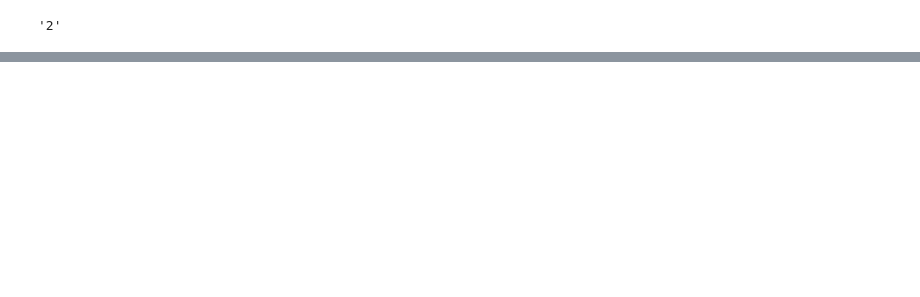
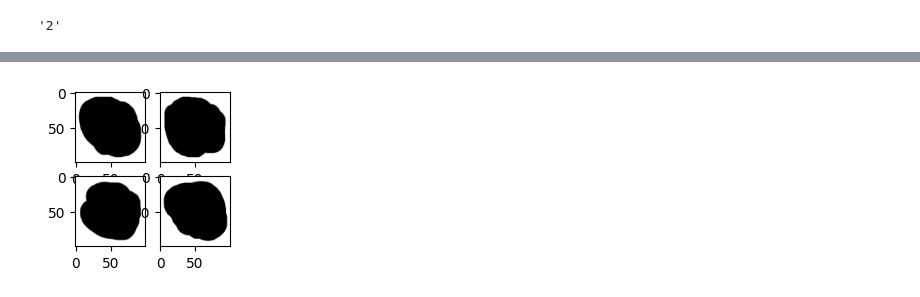
Before and after one commit to bob9952/RI_Project, a Jupyter notebook: transfer_example.ipynb, the cells around one changed output, grey strips where cells are left out. Cells and saved outputs as stored; diff of their text form; code cells hidden in the pictures; blank space fills up the shorter version.

```diff
--- a/transfer_example.ipynb
+++ b/transfer_example.ipynb
@@ -273,13 +277,13 @@ from keras.utils import load_img, img_to_array
 from keras.applications.mobilenet_v2 import preprocess_input
 
 #load the image
-my_image = load_img('../projekat/characters/2.png', target_size=image_shape)
+my_image = load_img('../projekat/characters/2_black.png', target_size=image_shape)
 
 #preprocess the image
 my_image = img_to_array(my_image)
 my_image = my_image.reshape((1, my_image.shape[0], my_image.shape[1], my_image.shape[2]))
 my_image = preprocess_input(my_image)
-
+print(type(my_image))
 #make the prediction
-prediction = model.predict(my_image)
+predict = model.predict(my_image)
 # %% [output]
@@ -298,0 +361,39 @@ class_labels[ np.argmax([np.round(x) for x in prediction]) ]
+# %%
+image = cv2.imread('../projekat/characters/proba.png')
+
+
+###
+plt.figure(figsize=(2, 2))
+###
+
+bounding = 10
+
+# gray = cv2.cvtColor(image, cv2.COLOR_BGR2GRAY)
+slika = image
+blurred = cv2.GaussianBlur(slika, (5, 5), 0)
+
+
+edged = cv2.Canny(blurred, 30, 150)
+cnts = cv2.findContours(edged.copy(), cv2.RETR_EXTERNAL,cv2.CHAIN_APPROX_SIMPLE)
+cnts = imutils.grab_contours(cnts)
+cnts = sort_contours(cnts, method="left-to-right")[0]
+chars=[]
+
+i = 0
+for c in cnts:
+    # compute the bounding box of the contour
+    (x, y, w, h) = cv2.boundingRect(c)
+    # filter out bounding boxes, ensuring they are neither too small
+    # nor too large
+    if w*h>1200:
+        # extract the character and threshold it to make the character
+        # appear as *white* (foreground) on a *black* background, then
+        # grab the width and height of the thresholded image
+        roi = slika[y - bounding:y + h + bounding, x - bounding:x + w +bounding]
+
+        # plt.imshow(roi)
+        # print(x, y, w, h)
+        i += 1
+        chars.append(prediction(roi, i))
+        cv2.rectangle(image, (x-bounding, y-bounding), (x + w + bounding, y + h + bounding), (0, 255, 0), 10)
+# %% [output]
@@ -298,0 +408 @@ class_labels[ np.argmax([np.round(x) for x in prediction]) ]
+[figure, added]
```
Also changed, not shown: parts of 17 cells of this notebook.
